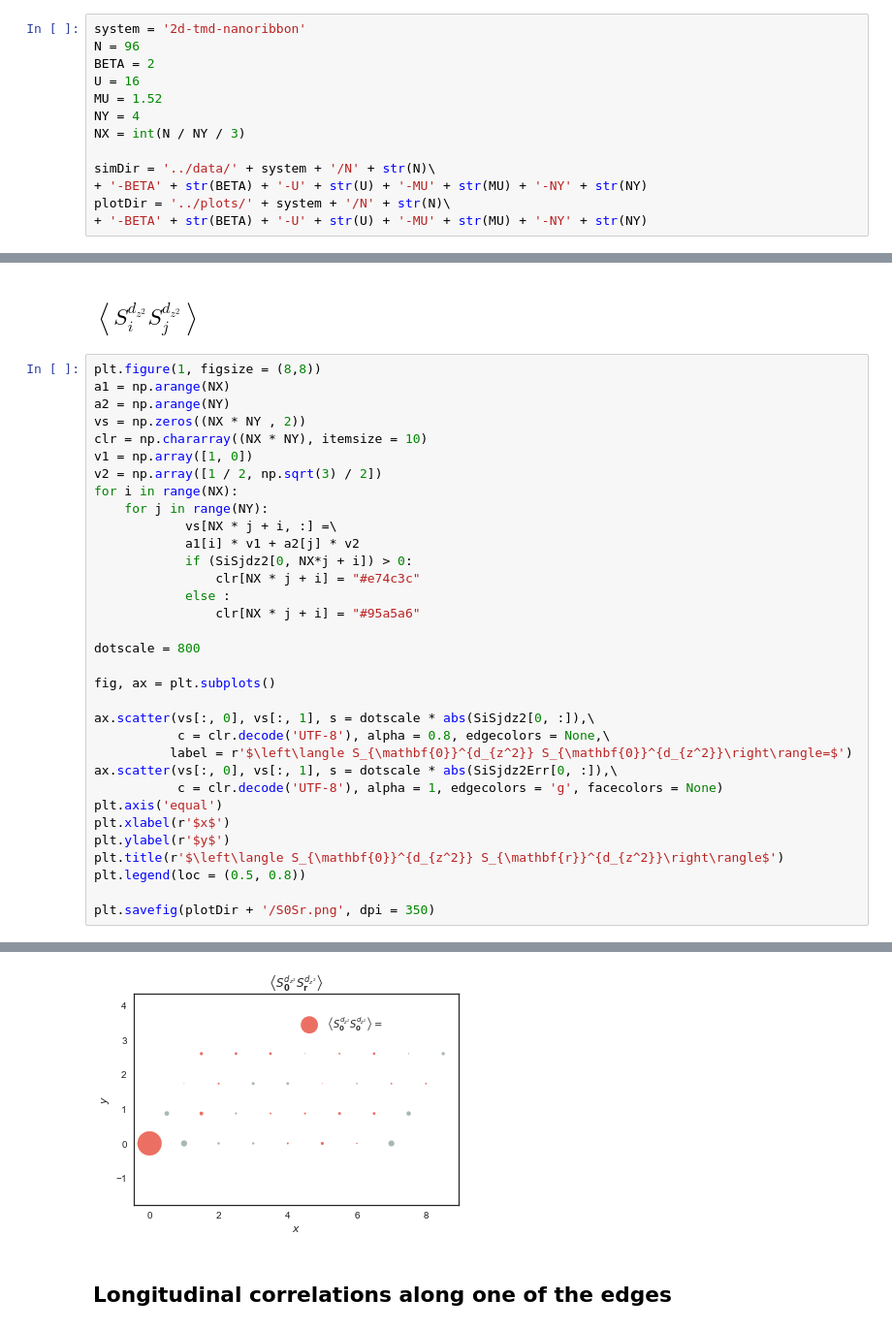
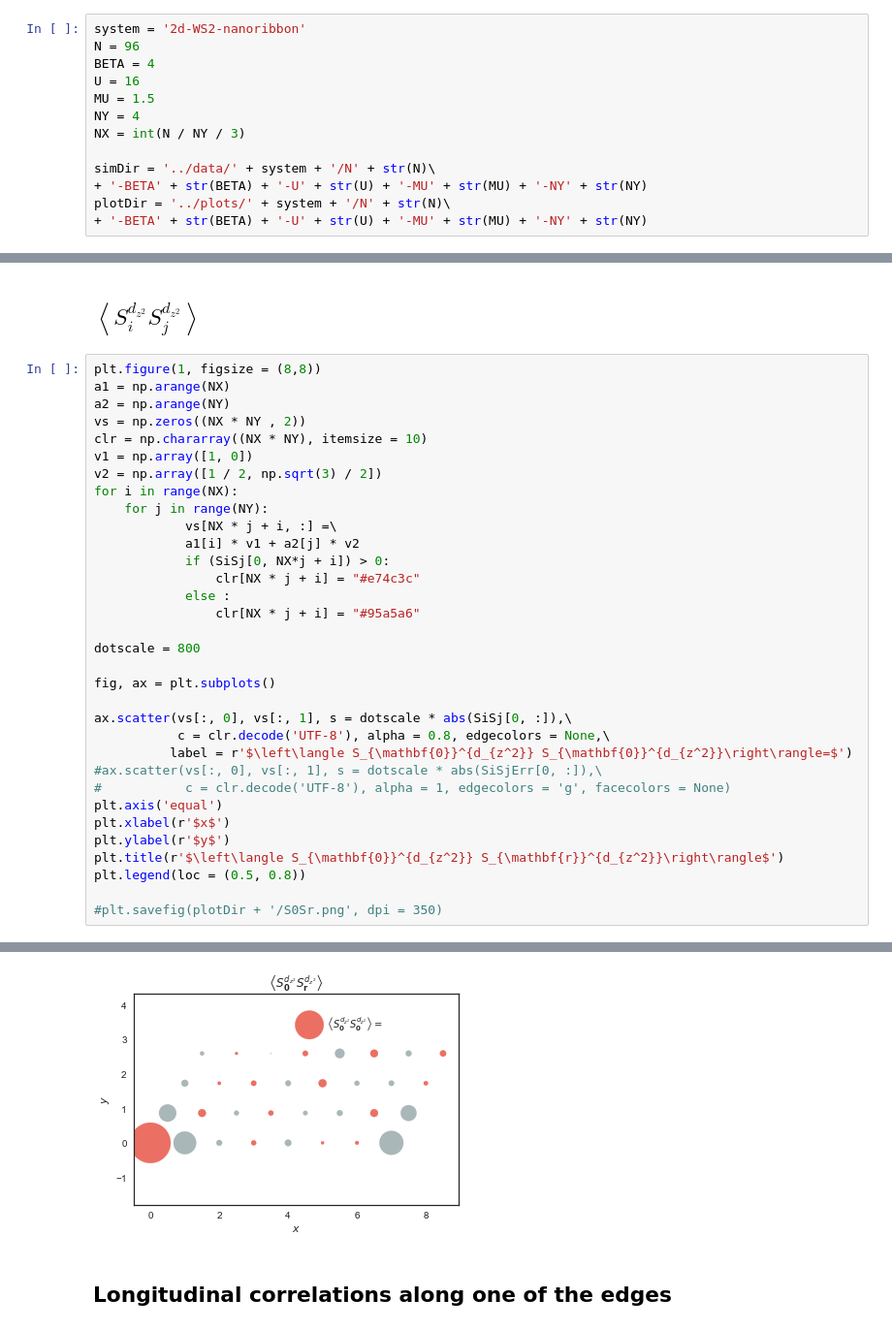
Before and after one commit to fmonteir/detelectro, a Jupyter notebook: examples/plot-src/tmdnr_spin_spin_corr.ipynb, the cells around one changed output, grey strips where cells are left out. Shown at 97% size. Drawn from its saved outputs; the diff is of its cells as text.

```diff
--- a/examples/plot-src/tmdnr_spin_spin_corr.ipynb
+++ b/examples/plot-src/tmdnr_spin_spin_corr.ipynb
@@ -16,11 +16,11 @@ rcParams['font.sans-serif'] = ['Arial']
 # %% [markdown]
 ## Load simulation data
 # %%
-system = '2d-tmd-nanoribbon'
+system = '2d-WS2-nanoribbon'
 N = 96
-BETA = 2
+BETA = 4
 U = 16
-MU = 1.52
+MU = 1.5
 NY = 4
 NX = int(N / NY / 3)
 
@@ -94,7 +102,7 @@ for i in range(NX):
     for j in range(NY):
             vs[NX * j + i, :] =\
             a1[i] * v1 + a2[j] * v2
-            if (SiSjdz2[0, NX*j + i]) > 0:
+            if (SiSj[0, NX*j + i]) > 0:
                 clr[NX * j + i] = "#e74c3c"
             else :
                 clr[NX * j + i] = "#95a5a6"
@@ -103,16 +111,16 @@ dotscale = 800
 
 fig, ax = plt.subplots()
 
-ax.scatter(vs[:, 0], vs[:, 1], s = dotscale * abs(SiSjdz2[0, :]),\
+ax.scatter(vs[:, 0], vs[:, 1], s = dotscale * abs(SiSj[0, :]),\
            c = clr.decode('UTF-8'), alpha = 0.8, edgecolors = None,\
           label = r'$\left\langle S_{\mathbf{0}}^{d_{z^2}} S_{\mathbf{0}}^{d_{z^2}}\right\rangle=$')
-ax.scatter(vs[:, 0], vs[:, 1], s = dotscale * abs(SiSjdz2Err[0, :]),\
-           c = clr.decode('UTF-8'), alpha = 1, edgecolors = 'g', facecolors = None)
+#ax.scatter(vs[:, 0], vs[:, 1], s = dotscale * abs(SiSjErr[0, :]),\
+#           c = clr.decode('UTF-8'), alpha = 1, edgecolors = 'g', facecolors = None)
 plt.axis('equal')
 plt.xlabel(r'$x$')
 plt.ylabel(r'$y$')
 plt.title(r'$\left\langle S_{\mathbf{0}}^{d_{z^2}} S_{\mathbf{r}}^{d_{z^2}}\right\rangle$')
 plt.legend(loc = (0.5, 0.8))
 
-plt.savefig(plotDir + '/S0Sr.png', dpi = 350)
+#plt.savefig(plotDir + '/S0Sr.png', dpi = 350)
 # %% [output]
@@ -120,4 +129,4 @@ plt.savefig(plotDir + '/S0Sr.png', dpi = 350)
-[figure, old version]
+[figure, new version]
 # %% [markdown]
 ## Longitudinal correlations along one of the edges
 # %%
```
Also changed, not shown: parts of 4 cells of this notebook, 17 other files.
